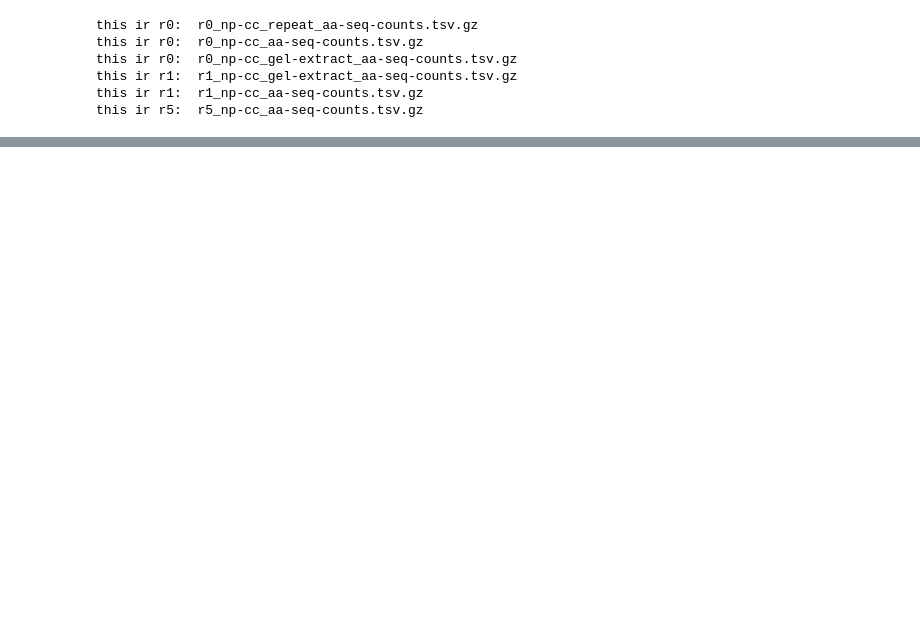
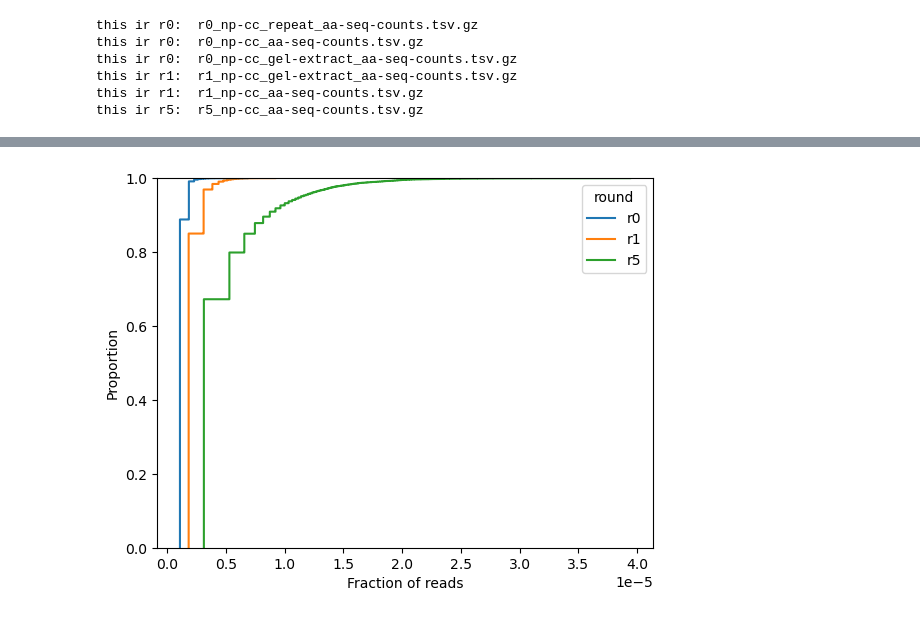
Before and after one commit to szsctt/aavolve_data, a Jupyter notebook: notebooks/2024-05-21_graph_replications.ipynb, the cells around one changed output, grey strips where cells are left out. Cells and saved outputs as stored; diff of their text form; code cells hidden in the pictures; blank space fills up the shorter version.

```diff
--- a/notebooks/2024-05-21_graph_replications.ipynb
+++ b/notebooks/2024-05-21_graph_replications.ipynb
@@ -309,0 +211,11 @@ plt.savefig('./replacation_of_ro_to_r5_plot-v2.png')
+# %%
+r0['round'] = 'r0'
+r1['round'] = 'r1'
+r5['round'] = 'r5'
+
+
+r0.rename(columns={'r0' : 'Fraction of reads'}, inplace=True)
+r1.rename(columns={'r1' : 'Fraction of reads'}, inplace=True)
+r5.rename(columns={'r5' : 'Fraction of reads'}, inplace=True)
+
+test = pd.concat([r0, r1, r5])
@@ -309,0 +244,10 @@ plt.savefig('./replacation_of_ro_to_r5_plot-v2.png')
+# %%
+sns.ecdfplot(data=test, x="Fraction of reads", hue="round")
+
+# penguins = sns.load_dataset("penguins")
+# sns.ecdfplot(data=penguins, x="flipper_length_mm")
+# print(penguins)
+
+plt.savefig("proportion_of_high_count_sequences.png")
+# %% [output]
+[figure, added]
```
Also changed, not shown: parts of 10 cells of this notebook.
